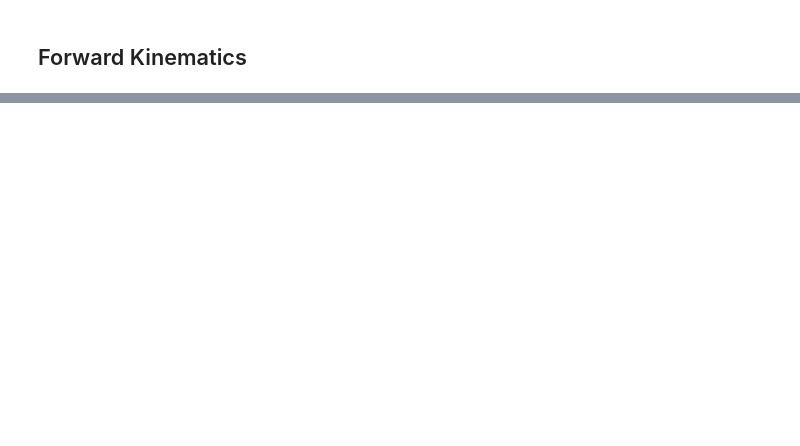
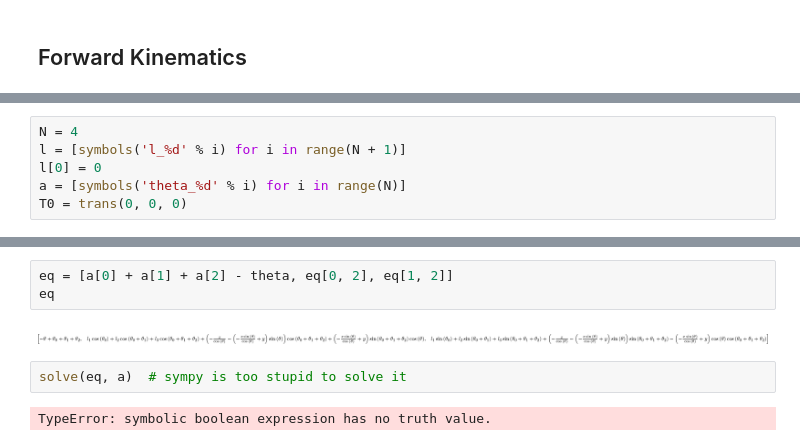
Before and after one commit to DAInamite/programming-humanoid-robot-in-python, a Jupyter notebook: kinematics/robot_arm_2d.ipynb, the cells around one changed output, grey strips where cells are left out. Drawn from its saved outputs; the diff is of its cells as text; blank space fills up the shorter version.

```diff
--- a/kinematics/robot_arm_2d.ipynb
+++ b/kinematics/robot_arm_2d.ipynb
@@ -65,0 +89,6 @@ for i in range(N):
+# %%
+N = 4
+l = [symbols('l_%d' % i) for i in range(N + 1)]
+l[0] = 0
+a = [symbols('theta_%d' % i) for i in range(N)]
+T0 = trans(0, 0, 0)
@@ -65,0 +121,9 @@ for i in range(N):
+# %%
+eq = [a[0] + a[1] + a[2] - theta, eq[0, 2], eq[1, 2]]
+eq
+# %% [output]
+[figure, added]
+# %%
+solve(eq, a)  # sympy is too stupid to solve it
+# %% [output]
+TypeError: symbolic boolean expression has no truth value.
```
Also changed, not shown: parts of 27 cells of this notebook.
